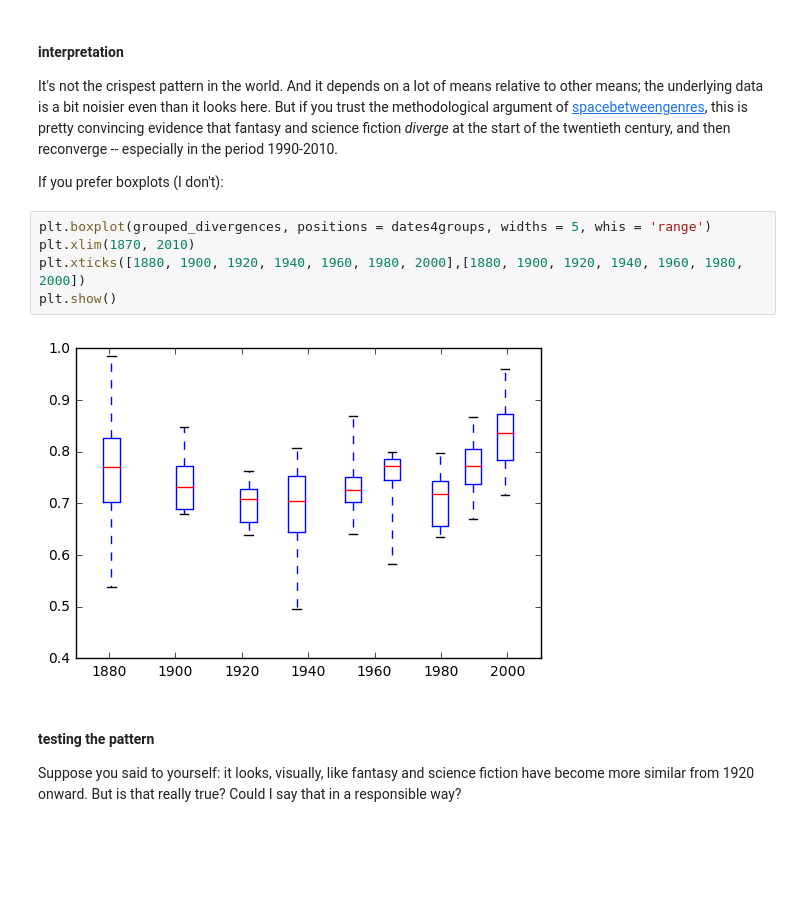
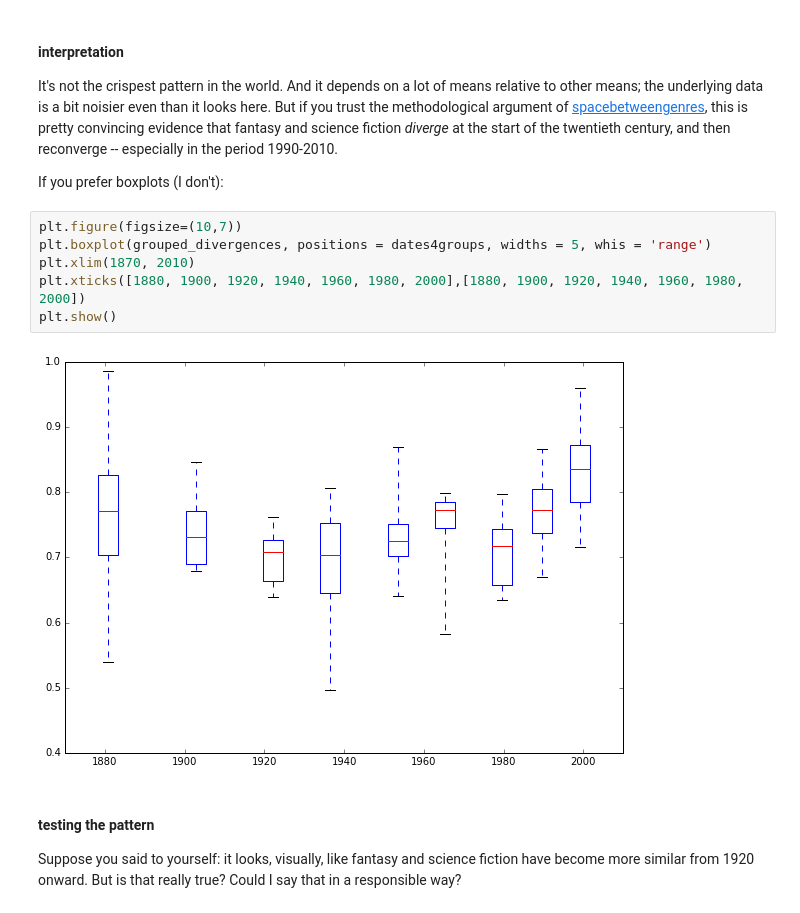
Before and after one commit to tedunderwood/measureperspective, a Jupyter notebook: interpretations/interpretFSFcomparison.ipynb, the cells around one changed output. Saved outputs shown, nothing was run; the diff lists cells and outputs as text; blank space fills up the shorter version.

```diff
--- a/interpretations/interpretFSFcomparison.ipynb
+++ b/interpretations/interpretFSFcomparison.ipynb
@@ -114,12 +115,13 @@ It's not the crispest pattern in the world. And it depends on a lot of means rel
 
 If you prefer boxplots (I don't):
 # %%
+plt.figure(figsize=(10,7))
 plt.boxplot(grouped_divergences, positions = dates4groups, widths = 5, whis = 'range')
 plt.xlim(1870, 2010)
 plt.xticks([1880, 1900, 1920, 1940, 1960, 1980, 2000],[1880, 1900, 1920, 1940, 1960, 1980, 2000])
 plt.show()
 # %% [output]
-[figure, old version]
+[figure, new version]
 # %% [markdown]
 #### testing the pattern
 
```
Also changed, not shown: parts of 9 cells of this notebook, 2 other files.
